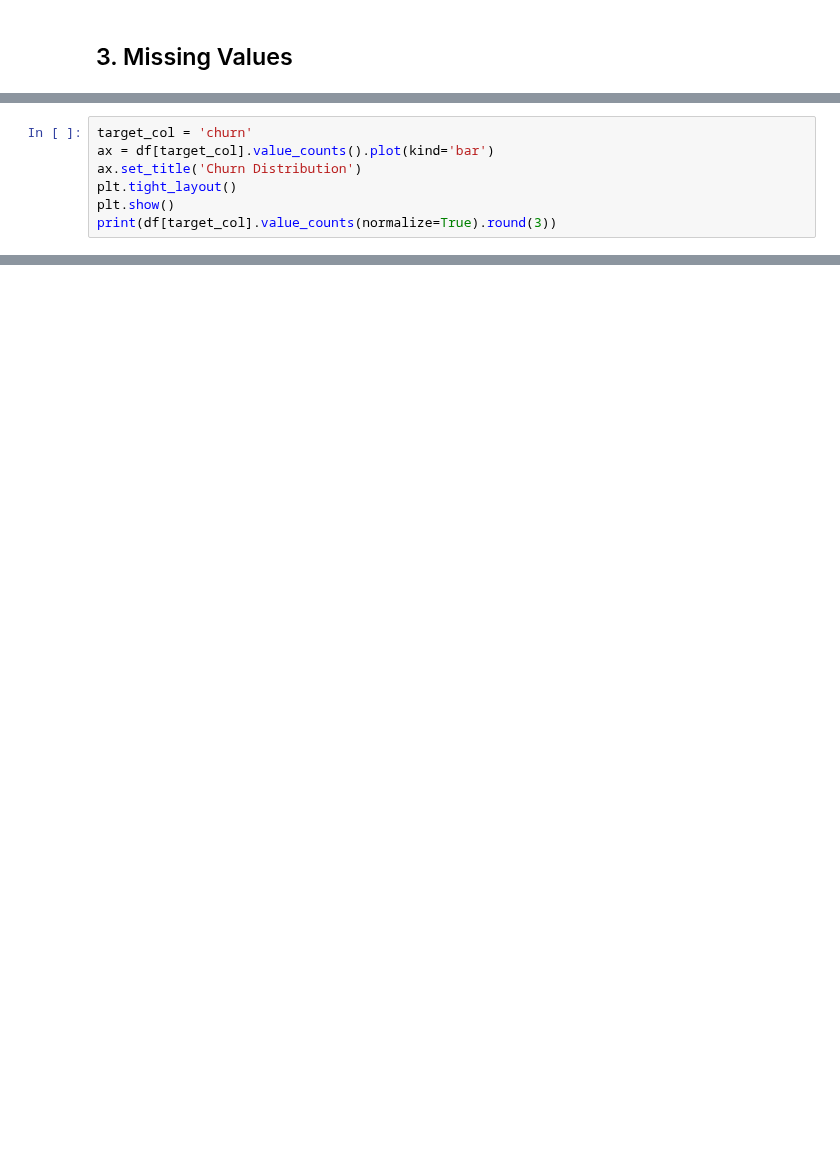
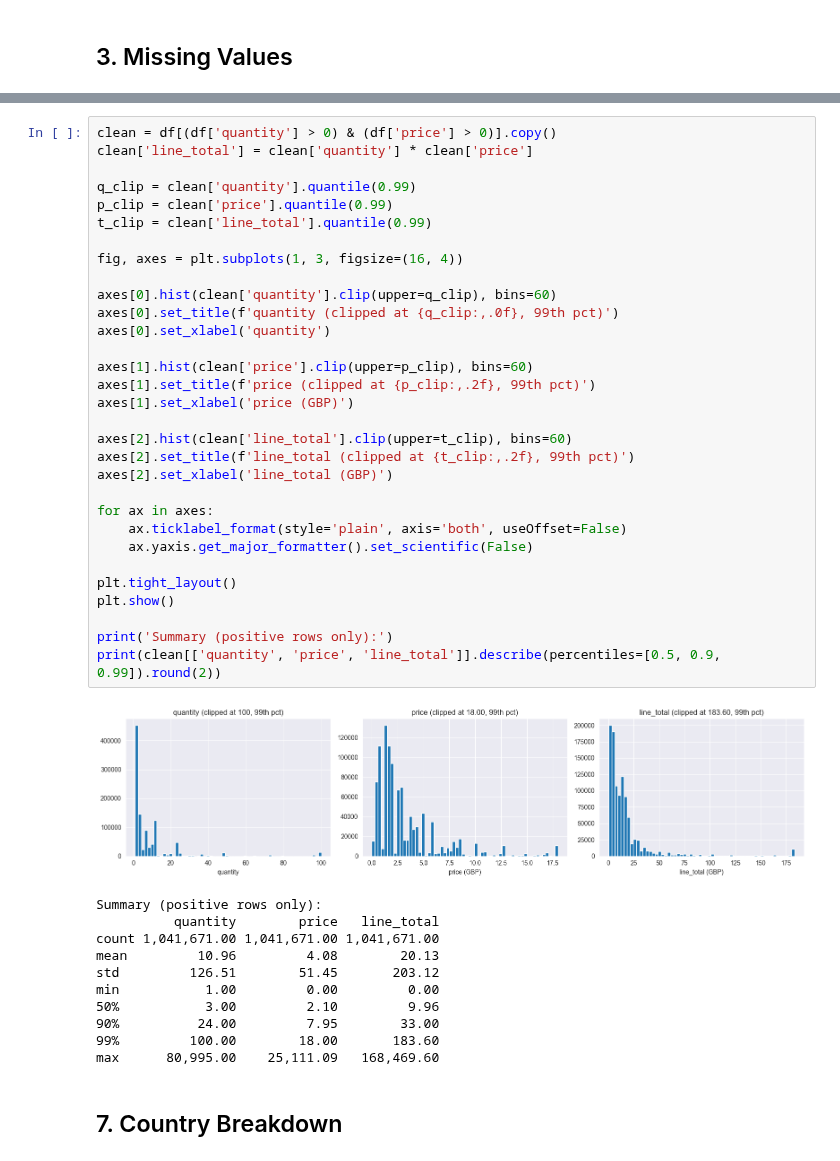
Before and after one commit to Lazr-Galstyan/testing_autoresearch, a Jupyter notebook: notebooks/01_eda_raw.ipynb, the cells around one changed output, grey strips where cells are left out. Cells and saved outputs as stored; diff of their text form; blank space fills up the shorter version.

```diff
--- a/notebooks/01_eda_raw.ipynb
+++ b/notebooks/01_eda_raw.ipynb
@@ -129,7 +102,0 @@ Exact duplicate rows              : 0 (expected 0)
-# %%
-target_col = 'churn'
-ax = df[target_col].value_counts().plot(kind='bar')
-ax.set_title('Churn Distribution')
-plt.tight_layout()
-plt.show()
-print(df[target_col].value_counts(normalize=True).round(3))
@@ -193,0 +236,45 @@ Male    0.801  0.199
+# %%
+clean = df[(df['quantity'] > 0) & (df['price'] > 0)].copy()
+clean['line_total'] = clean['quantity'] * clean['price']
+
+q_clip = clean['quantity'].quantile(0.99)
+p_clip = clean['price'].quantile(0.99)
+t_clip = clean['line_total'].quantile(0.99)
+
+fig, axes = plt.subplots(1, 3, figsize=(16, 4))
+
+axes[0].hist(clean['quantity'].clip(upper=q_clip), bins=60)
+axes[0].set_title(f'quantity (clipped at {q_clip:,.0f}, 99th pct)')
+axes[0].set_xlabel('quantity')
+
+axes[1].hist(clean['price'].clip(upper=p_clip), bins=60)
+axes[1].set_title(f'price (clipped at {p_clip:,.2f}, 99th pct)')
+axes[1].set_xlabel('price (GBP)')
+
+axes[2].hist(clean['line_total'].clip(upper=t_clip), bins=60)
+axes[2].set_title(f'line_total (clipped at {t_clip:,.2f}, 99th pct)')
+axes[2].set_xlabel('line_total (GBP)')
+
+for ax in axes:
+    ax.ticklabel_format(style='plain', axis='both', useOffset=False)
+    ax.yaxis.get_major_formatter().set_scientific(False)
+
+plt.tight_layout()
+plt.show()
+
+print('Summary (positive rows only):')
+print(clean[['quantity', 'price', 'line_total']].describe(percentiles=[0.5, 0.9, 0.99]).round(2))
+# %% [output]
+[figure, added]
+Summary (positive rows only):
+          quantity        price   line_total
+count 1,041,671.00 1,041,671.00 1,041,671.00
+mean         10.96         4.08        20.13
+std         126.51        51.45       203.12
+min           1.00         0.00         0.00
+50%           3.00         2.10         9.96
+90%          24.00         7.95        33.00
+99%         100.00        18.00       183.60
+max      80,995.00    25,111.09   168,469.60
+# %% [markdown]
+## 7. Country Breakdown
```
Also changed, not shown: parts of 38 cells of this notebook, 5 other files.
